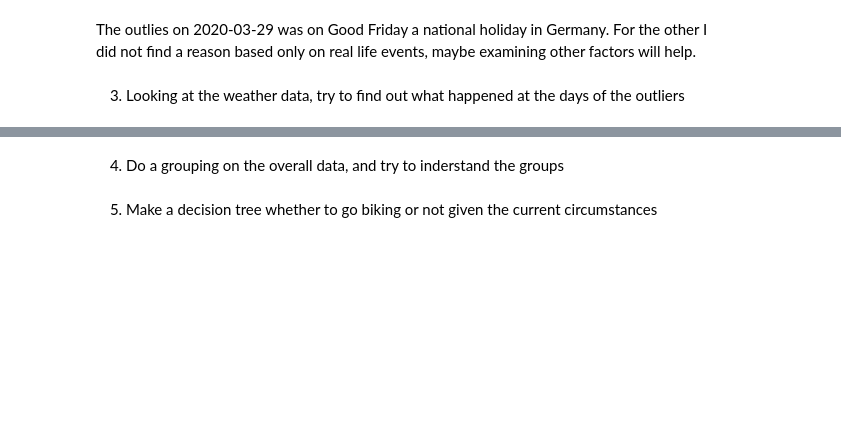
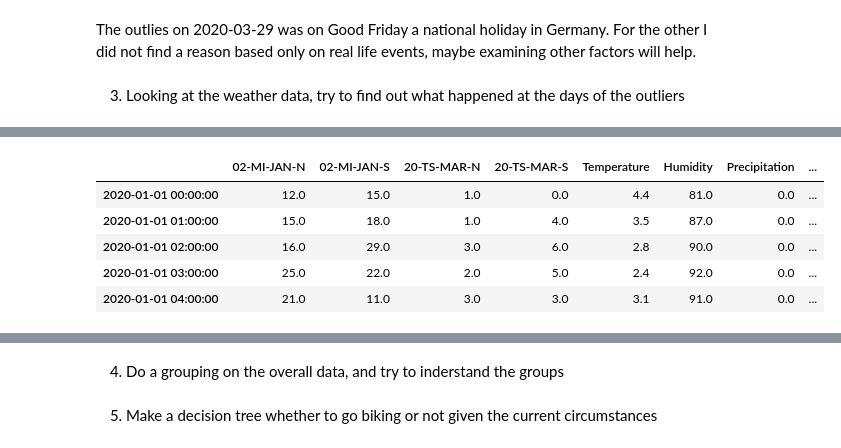
Before and after one commit to hgandras/DataMining, a Jupyter notebook: SemesterProject/BerlinBiking.ipynb, the cells around one changed output, grey strips where cells are left out. Cells and saved outputs as stored; diff of their text form; code cells hidden in the pictures; blank space fills up the shorter version.

```diff
--- a/SemesterProject/BerlinBiking.ipynb
+++ b/SemesterProject/BerlinBiking.ipynb
@@ -257,0 +264,12 @@ weatherData.head()
+# %%
+measurementsReduced = measurements[usedStations]
+measurementsReduced2020 = measurementsReduced[(measurementsReduced.index >= "2020-01-01")&(measurementsReduced.index<"2021-01-01")]
+measurementsWeather = pd.concat([measurementsReduced2020,weatherData],axis = 1)
+measurementsWeather.head()
+# %% [output]
+|  | 02-MI-JAN-N | 02-MI-JAN-S | 20-TS-MAR-N | 20-TS-MAR-S | Temperature | Humidity | Precipitation | ... |
+| 2020-01-01 00:00:00 | 12.0 | 15.0 | 1.0 | 0.0 | 4.4 | 81.0 | 0.0 | ... |
+| 2020-01-01 01:00:00 | 15.0 | 18.0 | 1.0 | 4.0 | 3.5 | 87.0 | 0.0 | ... |
+| 2020-01-01 02:00:00 | 16.0 | 29.0 | 3.0 | 6.0 | 2.8 | 90.0 | 0.0 | ... |
+| 2020-01-01 03:00:00 | 25.0 | 22.0 | 2.0 | 5.0 | 2.4 | 92.0 | 0.0 | ... |
+| 2020-01-01 04:00:00 | 21.0 | 11.0 | 3.0 | 3.0 | 3.1 | 91.0 | 0.0 | ... |
```
Also changed, not shown: parts of 5 cells of this notebook, 1 other file.
